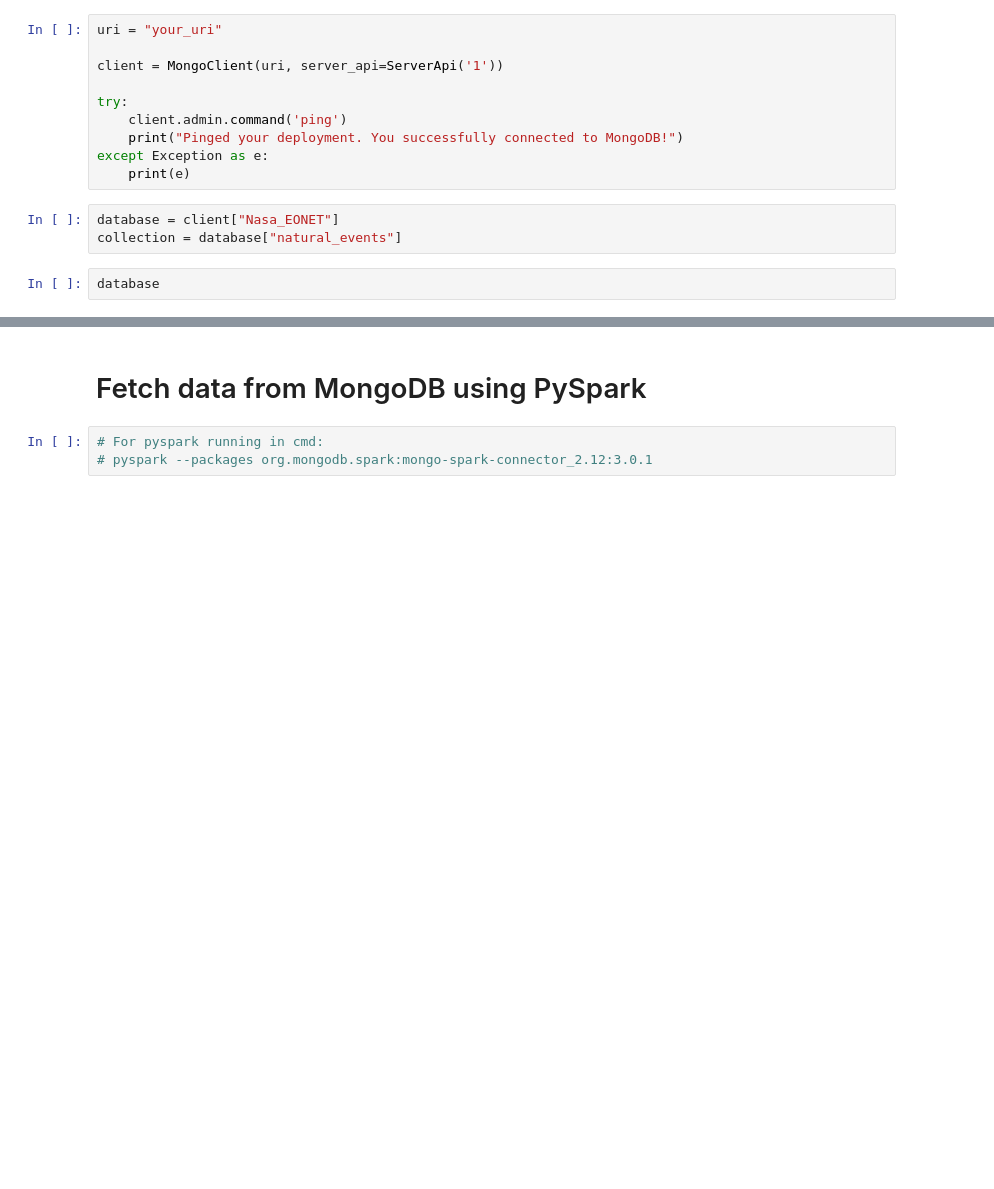
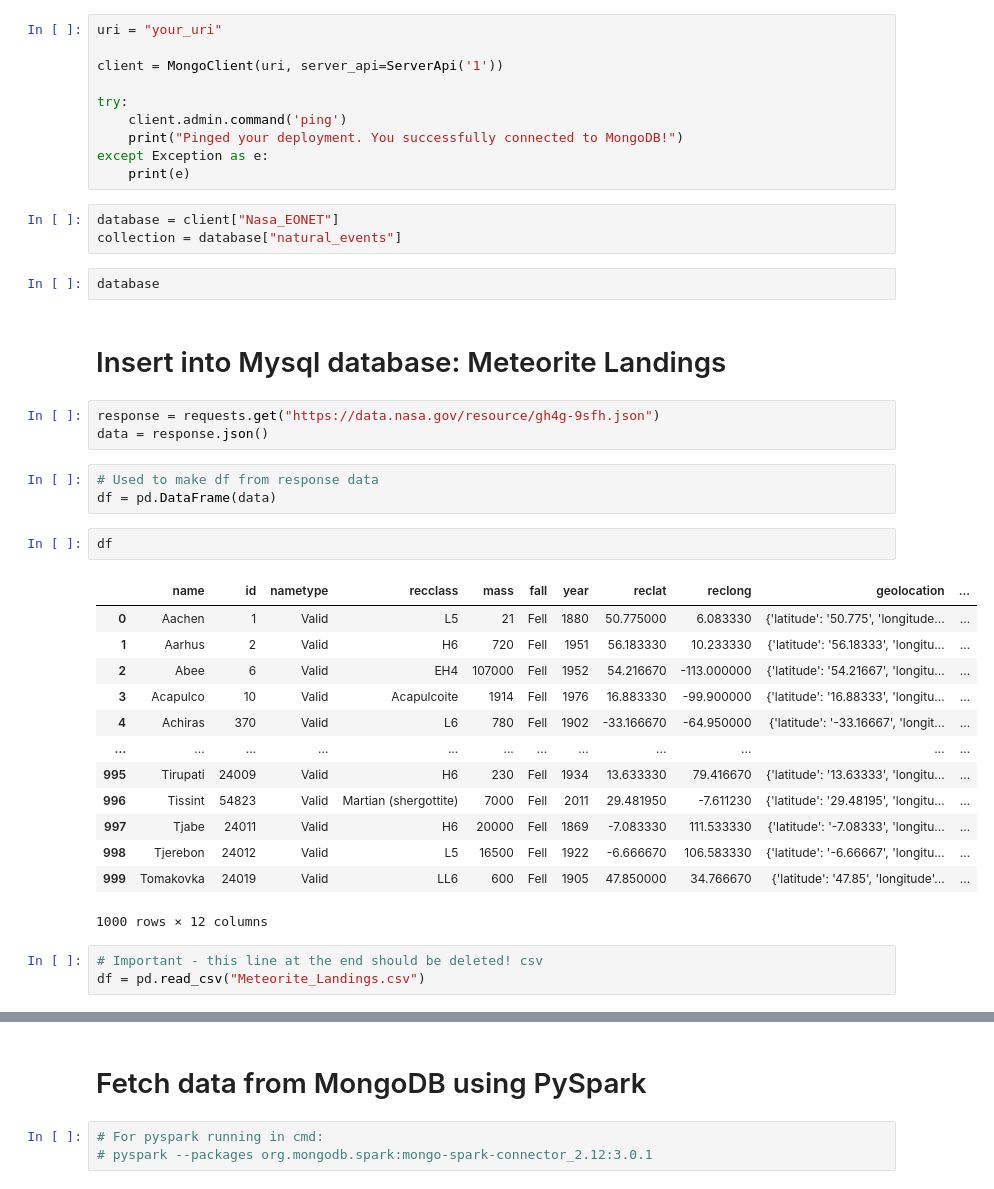
Before and after one commit to IevaF/SGT_Bootcamp_final_task, a Jupyter notebook: Nasa_data_COMBINED.ipynb, the cells around one changed output, grey strips where cells are left out. Saved outputs shown, nothing was run; the diff lists cells and outputs as text; blank space fills up the shorter version.

```diff
--- a/Nasa_data_COMBINED.ipynb
+++ b/Nasa_data_COMBINED.ipynb
@@ -69,3 +72,30 @@ database = client["Nasa_EONET"]
 collection = database["natural_events"]
 # %%
 database
+# %% [markdown]
+# Insert into Mysql database: Meteorite Landings
+# %%
+response = requests.get("https://data.nasa.gov/resource/gh4g-9sfh.json")
+data = response.json()
+# %%
+# Used to make df from response data
+df = pd.DataFrame(data)
+# %%
+df
+# %% [output]
+|  | name | id | nametype | recclass | mass | fall | year | reclat | reclong | geolocation | ... |
+| 0 | Aachen | 1 | Valid | L5 | 21 | Fell | 1880 | 50.775000 | 6.083330 | {'latitude': '50.775', 'longitude... | ... |
+| 1 | Aarhus | 2 | Valid | H6 | 720 | Fell | 1951 | 56.183330 | 10.233330 | {'latitude': '56.18333', 'longitu... | ... |
+| 2 | Abee | 6 | Valid | EH4 | 107000 | Fell | 1952 | 54.216670 | -113.000000 | {'latitude': '54.21667', 'longitu... | ... |
+| 3 | Acapulco | 10 | Valid | Acapulcoite | 1914 | Fell | 1976 | 16.883330 | -99.900000 | {'latitude': '16.88333', 'longitu... | ... |
+| 4 | Achiras | 370 | Valid | L6 | 780 | Fell | 1902 | -33.166670 | -64.950000 | {'latitude': '-33.16667', 'longit... | ... |
+| ... | ... | ... | ... | ... | ... | ... | ... | ... | ... | ... | ... |
+| 995 | Tirupati | 24009 | Valid | H6 | 230 | Fell | 1934 | 13.633330 | 79.416670 | {'latitude': '13.63333', 'longitu... | ... |
+| 996 | Tissint | 54823 | Valid | Martian (shergottite) | 7000 | Fell | 2011 | 29.481950 | -7.611230 | {'latitude': '29.48195', 'longitu... | ... |
+| 997 | Tjabe | 24011 | Valid | H6 | 20000 | Fell | 1869 | -7.083330 | 111.533330 | {'latitude': '-7.08333', 'longitu... | ... |
+| 998 | Tjerebon | 24012 | Valid | L5 | 16500 | Fell | 1922 | -6.666670 | 106.583330 | {'latitude': '-6.66667', 'longitu... | ... |
+| 999 | Tomakovka | 24019 | Valid | LL6 | 600 | Fell | 1905 | 47.850000 | 34.766670 | {'latitude': '47.85', 'longitude'... | ... |
+1000 rows × 12 columns
+# %%
+# Important - this line at the end should be deleted! csv
+df = pd.read_csv("Meteorite_Landings.csv")
```
Also changed, not shown: parts of 32 cells of this notebook, 2 other files.
